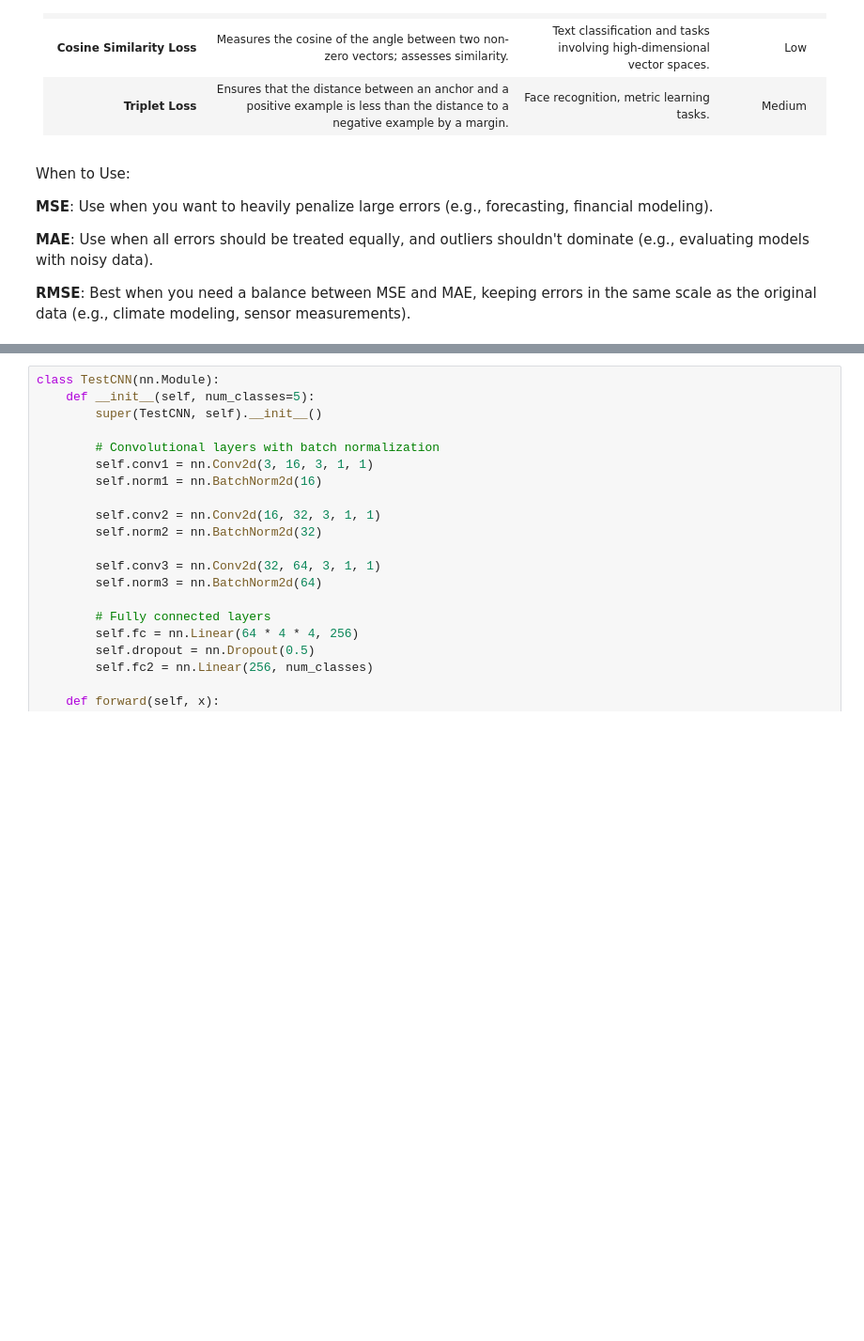
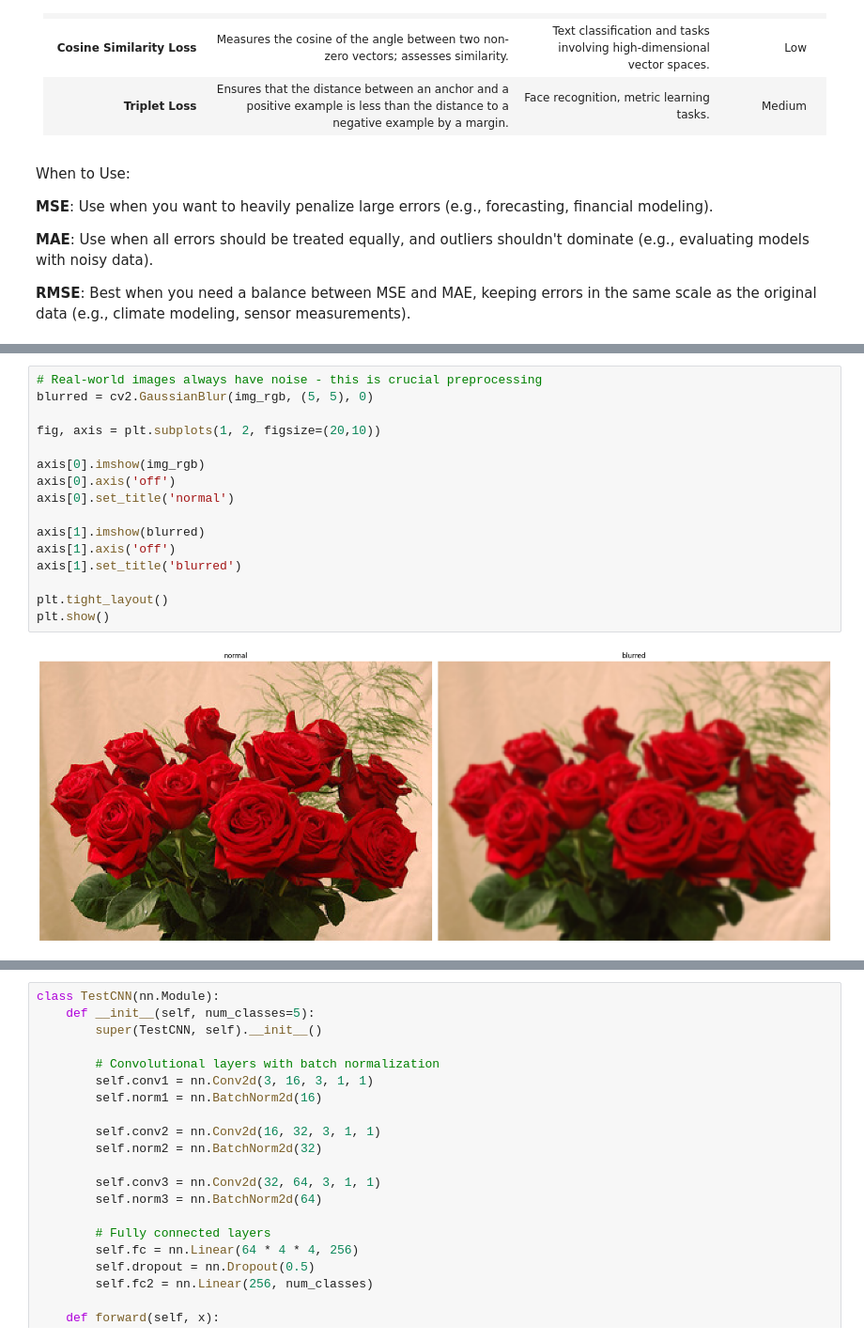
Before and after one commit to Moxiis/Kaggle, a Jupyter notebook: ML_cheatsheet/machine-learning-cheat-sheet.ipynb, the cells around one changed output, grey strips where cells are left out. Shown at 94% size. Saved outputs shown, nothing was run; the diff lists cells and outputs as text; blank space fills up the shorter version.

```diff
--- a/ML_cheatsheet/machine-learning-cheat-sheet.ipynb
+++ b/ML_cheatsheet/machine-learning-cheat-sheet.ipynb
@@ -1107,0 +1206,18 @@ from torch.utils.data import DataLoader, random_split
+# %%
+# Real-world images always have noise - this is crucial preprocessing
+blurred = cv2.GaussianBlur(img_rgb, (5, 5), 0)
+
+fig, axis = plt.subplots(1, 2, figsize=(20,10))
+
+axis[0].imshow(img_rgb)
+axis[0].axis('off')
+axis[0].set_title('normal')
+
+axis[1].imshow(blurred)
+axis[1].axis('off')
+axis[1].set_title('blurred')
+
+plt.tight_layout()
+plt.show()
+# %% [output]
+[figure, added]
```
Also changed, not shown: parts of 27 cells of this notebook.
